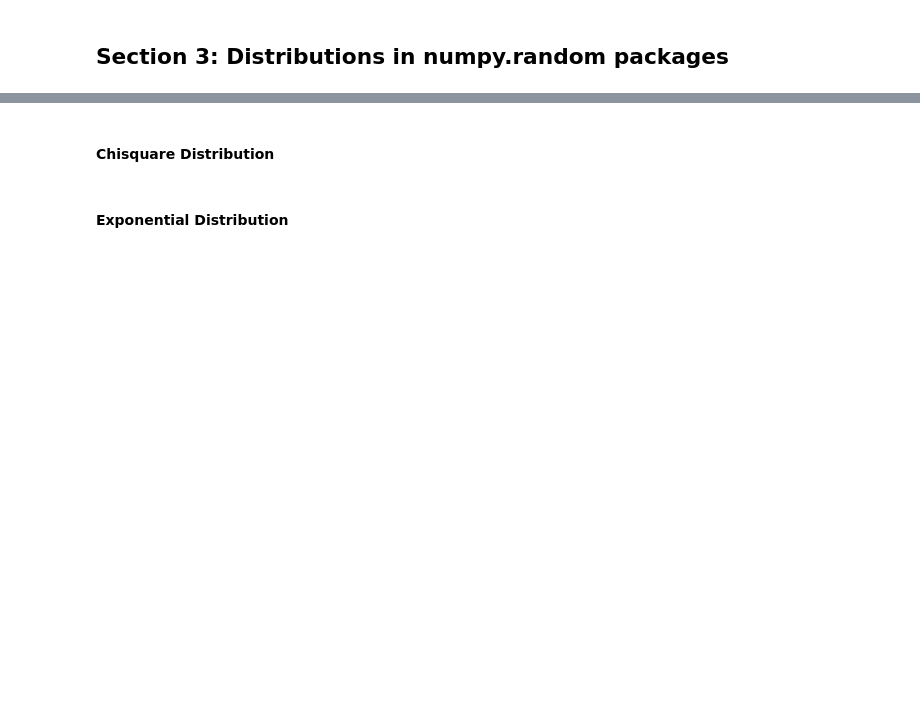
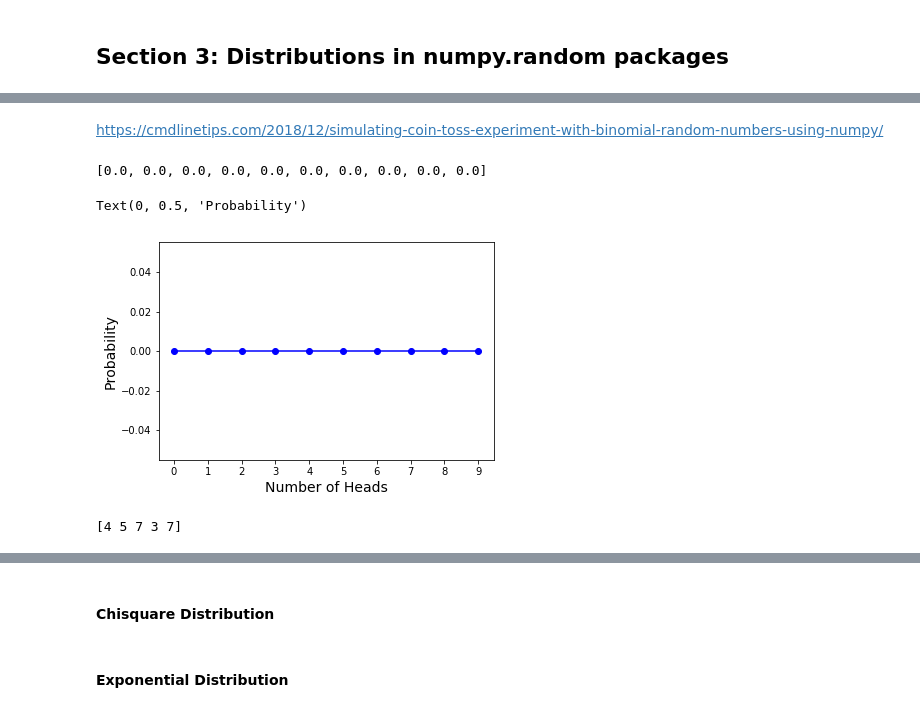
Before and after one commit to martinaobrien/numpy-random, a Jupyter notebook: numpy-random.ipynb, the cells around one changed output, grey strips where cells are left out. Saved outputs shown, nothing was run; the diff lists cells and outputs as text; code cells hidden in the pictures; blank space fills up the shorter version.

```diff
--- a/numpy-random.ipynb
+++ b/numpy-random.ipynb
@@ -217,0 +268,20 @@ array([3, 3, 2], dtype=int64)
+# %% [markdown]
+https://cmdlinetips.com/2018/12/simulating-coin-toss-experiment-with-binomial-random-numbers-using-numpy/
+# %%
+
+probs_100 = [np.equal(x,i).mean() for i in range(n)]
+print(probs_100)
+plt.xticks(range(n))
+plt.plot(list(range(n)), probs_100, color='blue', marker='o')
+plt.xlabel('Number of Heads',fontsize=14)
+plt.ylabel('Probability',fontsize=14)
+# %% [output]
+[0.0, 0.0, 0.0, 0.0, 0.0, 0.0, 0.0, 0.0, 0.0, 0.0]
+Text(0, 0.5, 'Probability')
+[figure, added]
+# %%
+n, p = 10, .5
+s = np.random.binomial(n, p, 5)
+print (s)
+# %% [output]
+[4 5 7 3 7]
```
Also changed, not shown: parts of 29 cells of this notebook.
